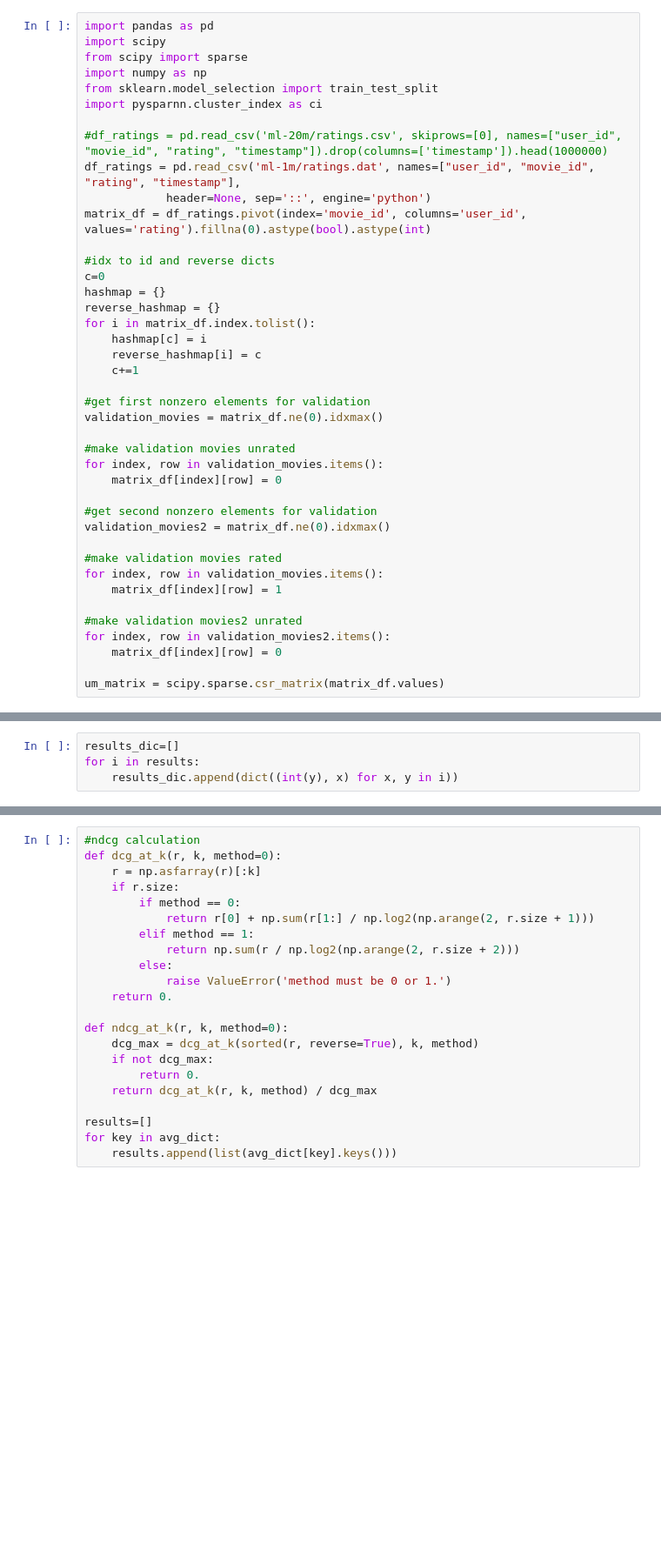
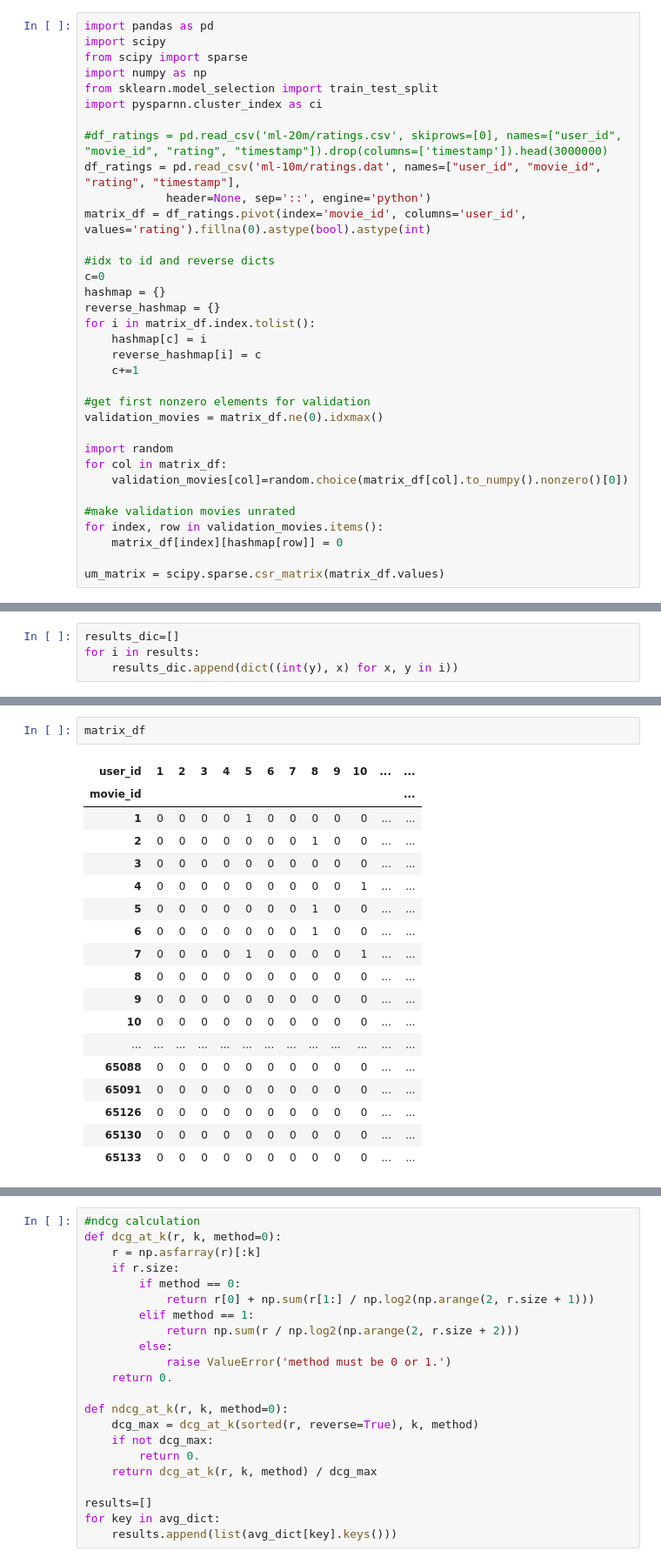
Before and after one commit to birdaloguz/research_project_2, a Jupyter notebook: pysparnn_evaluation.ipynb, the cells around one changed output, grey strips where cells are left out. Shown: that part at 87% size. Cells and saved outputs as stored; diff of their text form; blank space fills up the shorter version.

```diff
--- a/pysparnn_evaluation.ipynb
+++ b/pysparnn_evaluation.ipynb
@@ -6,8 +6,8 @@ import numpy as np
 from sklearn.model_selection import train_test_split
 import pysparnn.cluster_index as ci
 
-#df_ratings = pd.read_csv('ml-20m/ratings.csv', skiprows=[0], names=["user_id", "movie_id", "rating", "timestamp"]).drop(columns=['timestamp']).head(1000000)
-df_ratings = pd.read_csv('ml-1m/ratings.dat', names=["user_id", "movie_id", "rating", "timestamp"],
+#df_ratings = pd.read_csv('ml-20m/ratings.csv', skiprows=[0], names=["user_id", "movie_id", "rating", "timestamp"]).drop(columns=['timestamp']).head(3000000)
+df_ratings = pd.read_csv('ml-10m/ratings.dat', names=["user_id", "movie_id", "rating", "timestamp"],
             header=None, sep='::', engine='python')
 matrix_df = df_ratings.pivot(index='movie_id', columns='user_id', values='rating').fillna(0).astype(bool).astype(int)
 
@@ -23,19 +23,12 @@ for i in matrix_df.index.tolist():
 #get first nonzero elements for validation
 validation_movies = matrix_df.ne(0).idxmax()
 
+import random
+for col in matrix_df:
+    validation_movies[col]=random.choice(matrix_df[col].to_numpy().nonzero()[0])
+
 #make validation movies unrated
 for index, row in validation_movies.items():
-    matrix_df[index][row] = 0
-
-#get second nonzero elements for validation
-validation_movies2 = matrix_df.ne(0).idxmax()
-
-#make validation movies rated
-for index, row in validation_movies.items():
-    matrix_df[index][row] = 1
-
-#make validation movies2 unrated
-for index, row in validation_movies2.items():
-    matrix_df[index][row] = 0
+    matrix_df[index][hashmap[row]] = 0
 
 um_matrix = scipy.sparse.csr_matrix(matrix_df.values)
@@ -72 +77,22 @@ for index, user in enumerate(user_hists):
     avg_dict[index] = {k: avg_dict[index][k] for k in list(avg_dict[index])[:10]}
+# %%
+matrix_df
+# %% [output]
+| user_id | 1 | 2 | 3 | 4 | 5 | 6 | 7 | 8 | 9 | 10 | ... | ... |
+| movie_id |  |  |  |  |  |  |  |  |  |  |  | ... |
+| 1 | 0 | 0 | 0 | 0 | 1 | 0 | 0 | 0 | 0 | 0 | ... | ... |
+| 2 | 0 | 0 | 0 | 0 | 0 | 0 | 0 | 1 | 0 | 0 | ... | ... |
+| 3 | 0 | 0 | 0 | 0 | 0 | 0 | 0 | 0 | 0 | 0 | ... | ... |
+| 4 | 0 | 0 | 0 | 0 | 0 | 0 | 0 | 0 | 0 | 1 | ... | ... |
+| 5 | 0 | 0 | 0 | 0 | 0 | 0 | 0 | 1 | 0 | 0 | ... | ... |
+| 6 | 0 | 0 | 0 | 0 | 0 | 0 | 0 | 1 | 0 | 0 | ... | ... |
+| 7 | 0 | 0 | 0 | 0 | 1 | 0 | 0 | 0 | 0 | 1 | ... | ... |
+| 8 | 0 | 0 | 0 | 0 | 0 | 0 | 0 | 0 | 0 | 0 | ... | ... |
+| 9 | 0 | 0 | 0 | 0 | 0 | 0 | 0 | 0 | 0 | 0 | ... | ... |
+| 10 | 0 | 0 | 0 | 0 | 0 | 0 | 0 | 0 | 0 | 0 | ... | ... |
+| ... | ... | ... | ... | ... | ... | ... | ... | ... | ... | ... | ... | ... |
+| 65088 | 0 | 0 | 0 | 0 | 0 | 0 | 0 | 0 | 0 | 0 | ... | ... |
+| 65091 | 0 | 0 | 0 | 0 | 0 | 0 | 0 | 0 | 0 | 0 | ... | ... |
+| 65126 | 0 | 0 | 0 | 0 | 0 | 0 | 0 | 0 | 0 | 0 | ... | ... |
+| 65130 | 0 | 0 | 0 | 0 | 0 | 0 | 0 | 0 | 0 | 0 | ... | ... |
+| 65133 | 0 | 0 | 0 | 0 | 0 | 0 | 0 | 0 | 0 | 0 | ... | ... |
```
Also changed, not shown: parts of 7 cells of this notebook, 2 other files.
